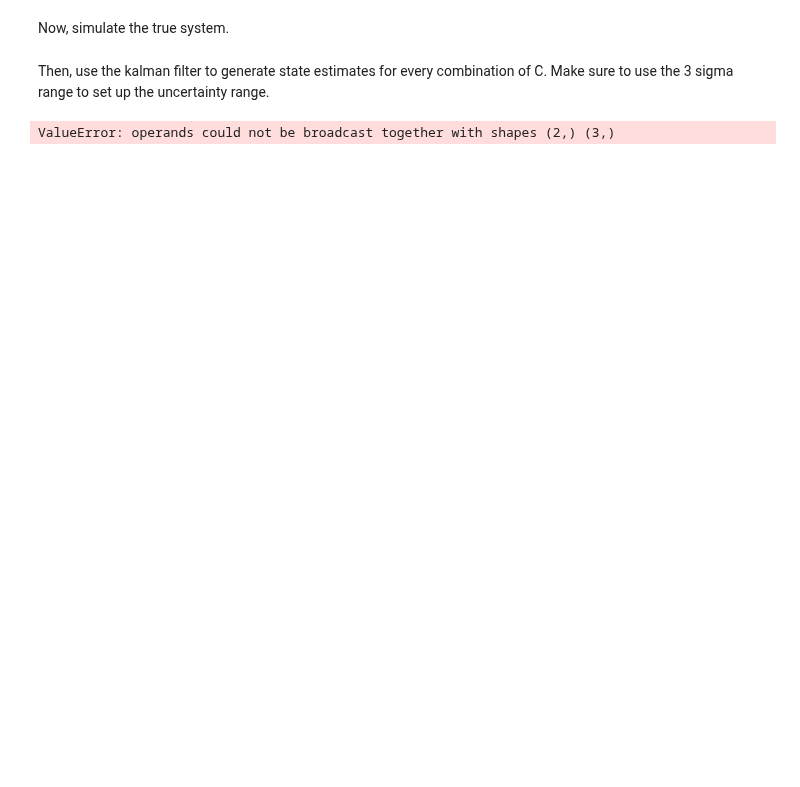
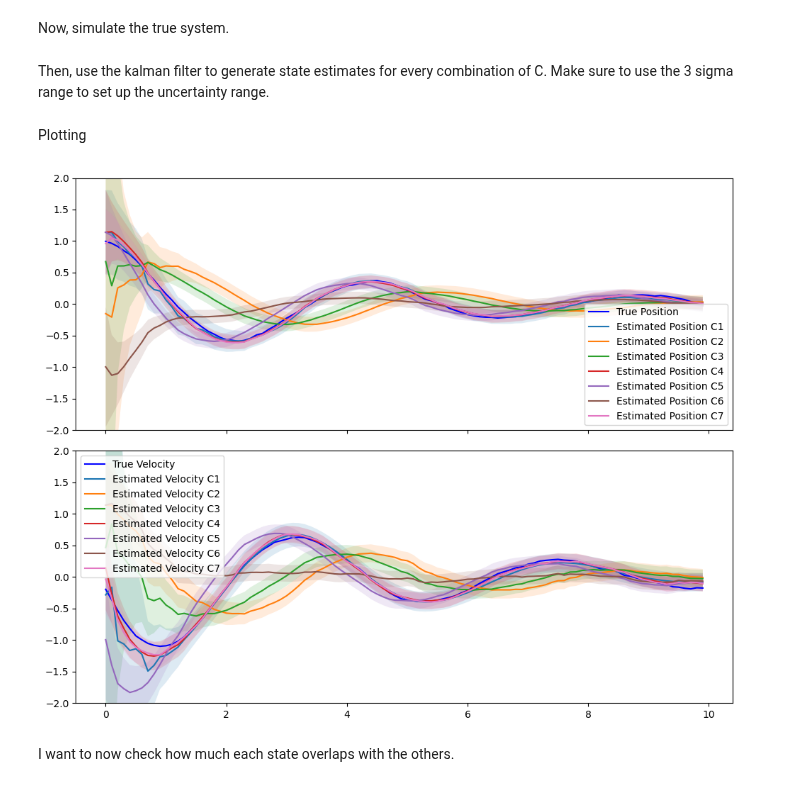
Before and after one commit to jadenmecham/First-Project, a Jupyter notebook: 2 - All Combos/mass-spring-combos.ipynb, the cells around one changed output. Saved outputs shown, nothing was run; the diff lists cells and outputs as text; code cells hidden in the pictures; blank space fills up the shorter version.

```diff
--- a/2 - All Combos/mass-spring-combos.ipynb
+++ b/2 - All Combos/mass-spring-combos.ipynb
@@ -62,7 +79,7 @@ x0 = np.array([1.0, 0.0])  # Initial displacement and velocity
 # %% [markdown]
 Now, simulate the true system.
 # %%
-# Simulate the true system
+# Simulate the system
 np.random.seed(42)
 n_steps = 100
 true_states = []
@@ -73,7 +90,7 @@ for _ in range(n_steps):
     true_states.append(x_true)
 
     # Simulate noisy measurements
-    z = C_true @ x_true + np.random.multivariate_normal([0, 0], R).T
+    z = C @ x_true + np.random.multivariate_normal([0, 0, 0], R).T
     measurements.append(z)
 
     # Update for the next time step
@@ -87,32 +104,52 @@ Then, use the kalman filter to generate state estimates for every combination of
 nums = np.zeros(shape=(n_steps, 4))
 data = []
 
-for i in range(len(C)):
-    system = (A_c, B_c, np.eye(2), 0)
-    A_d, B_d, _, _, _ = cont2discrete(system, dt)
-    Q = np.eye(2) * 1e-4
-    R = np.eye(C[i].shape[0]) * 0.05
-
-    # Kalman Filter setup
-    kf = KalmanFilter(dim_x=2, dim_z=2)
+for i in range(len(C_all)):
+    kf = KalmanFilter(dim_x=2, dim_z=3)  # Changed dim_z to 3
     kf.F = A_d  # Discretized A matrix
-    kf.H = C[i]  # Measurement matrix C
+    kf.H = C_all[i]  # Measurement matrix C
     kf.Q = Q  # Process noise covariance Q
-    kf.R = R  # Measurement noise covariance R
+    kf.R = R # Measurement noise covariance R
     kf.P = np.eye(2) * 500  # Initial state covariance P
     kf.x = x0  # Initial state estimate
 
     data_at_this_C = pd.DataFrame(nums, columns=['position', 'velocity', 'position uncertainty', 'velocity uncertainty'])
 
-    for j in range(len(measurements)): # use kalman filter to estimate the state and add it to my dataframe
+    for step, z in enumerate(measurements):
         kf.predict()
-        kf.update(measurements[j])
-        data_at_this_C.iloc[j, 0]= kf.x[0]
-        data_at_this_C.iloc[j, 1] = kf.x[1]
+        kf.update(z)
+        data_at_this_C.iloc[step, 0] = kf.x[0]
+        data_at_this_C.iloc[step, 1] = kf.x[1]
         three_sigma = 3 * np.sqrt(np.diag(kf.P)) # make sure to multiply by 3 for 3 sigma!!
-        data_at_this_C.iloc[j, 2]= three_sigma[0]
-        data_at_this_C.iloc[j, 3] = three_sigma[1]
-
+        data_at_this_C.iloc[step, 2] = three_sigma[0]
+        data_at_this_C.iloc[step, 3] = three_sigma[1]
     data.append(data_at_this_C.copy())
-# %% [output]
-ValueError: operands could not be broadcast together with shapes (2,) (3,)
+# %% [markdown]
+Plotting
+# %%
+# Plot results from the data dataframe
+time = np.arange(0, n_steps * dt, dt)
+fig, axs = plt.subplots(2, 1, figsize=(10, 8), sharex=True)
+
+axs[0].plot(time, true_states[:, 0], label="True Position", color="blue")
+for i in range(len(data)):
+    position_array = np.array(data[i]['position'])
+    axs[0].plot(time, position_array, label=f"Estimated Position C{i+1}")
+    axs[0].fill_between(time, position_array - np.array(data[i]['position uncertainty']), position_array + np.array(data[i]['position uncertainty']), alpha=0.15)
+axs[0].set_ylim(-2, 2)
+
+axs[1].plot(time, true_states[:, 1], label="True Velocity", color="blue")
+for i in range(len(data)):
+    velocity_array = np.array(data[i]['velocity'])
+    axs[1].plot(time, velocity_array, label=f"Estimated Velocity C{i+1}")
+    axs[1].fill_between(time, velocity_array - np.array(data[i]['velocity uncertainty']), velocity_array + np.array(data[i]['velocity uncertainty']), alpha=0.15)
+axs[1].set_ylim(-2, 2)
+
+axs[0].legend()
+axs[1].legend()
+plt.tight_layout()
+plt.show()
+# %% [output]
+[figure, added]
+# %% [markdown]
+I want to now check how much each state overlaps with the others.
```
Also changed, not shown: parts of 4 cells of this notebook, 3 other files.
